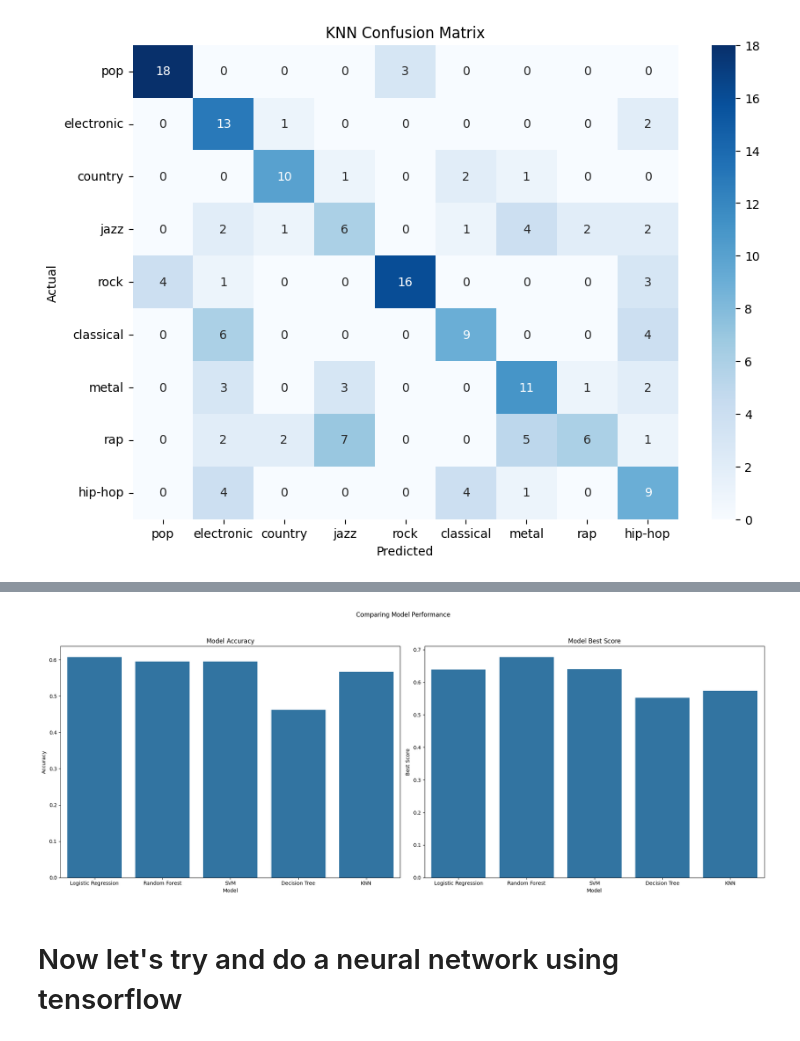
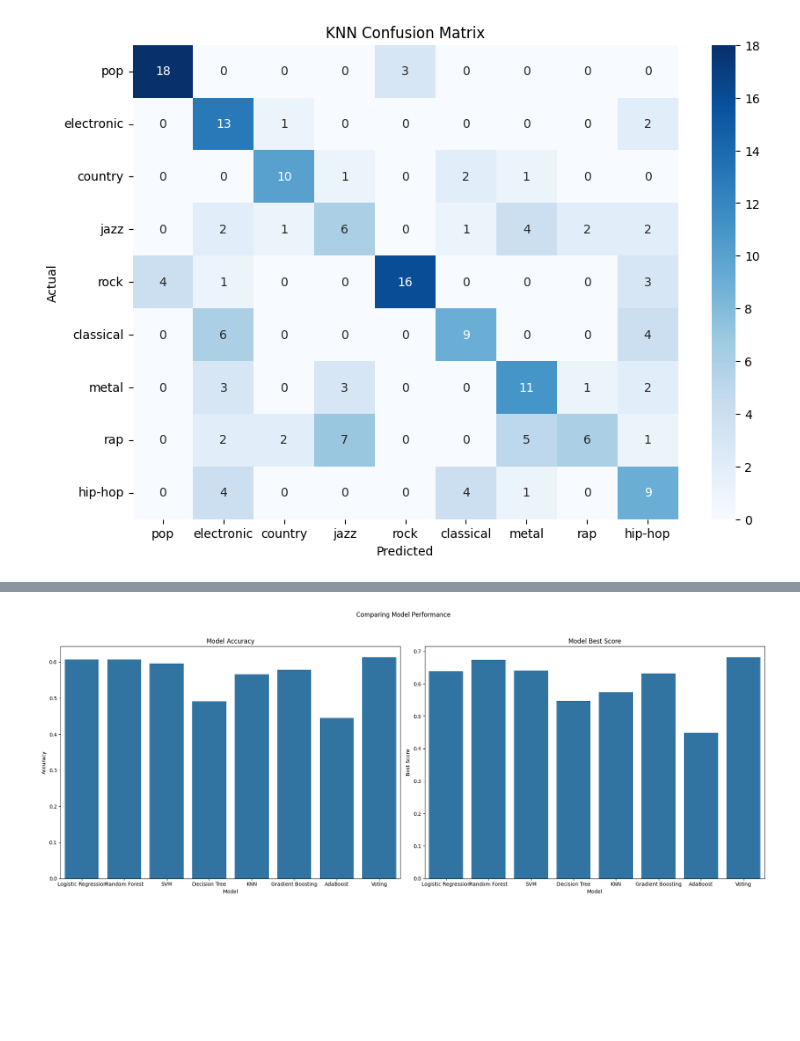
Before and after one commit to Dmartinez-96/MusicGenrePredictions, a Jupyter notebook: genre_prediction.ipynb, the cells around one changed output, grey strips where cells are left out. Drawn from its saved outputs; the diff is of its cells as text; code cells hidden in the pictures; blank space fills up the shorter version.

Commit message:
Updated genre_predictions.ipynb
Added in ensemble methods and further evaluations

```diff
--- a/genre_prediction.ipynb
+++ b/genre_prediction.ipynb
@@ -167,6 +357,7 @@ grid_search_svm = GridSearchCV(SVC(), param_grid_svm, cv=5, scoring='accuracy')
 grid_search_svm.fit(X_train, y_train)
 
 print("Best parameters for SVM:", grid_search_svm.best_params_)
+svm_best_model = grid_search_svm.best_estimator_
 print("Best score for SVM:", grid_search_svm.best_score_)
 svmScore = grid_search_svm.best_score_
 y_pred_svm = grid_search_svm.best_estimator_.predict(X_test)
@@ -221,6 +412,7 @@ grid_search_dt.fit(X_train, y_train)
 
 # Print the best parameters and best score
 print("Best parameters for Decision Tree:", grid_search_dt.best_params_)
+dt_best_model = grid_search_dt.best_estimator_
 print("Best score for Decision Tree:", grid_search_dt.best_score_)
 dtScore = grid_search_dt.best_score_
 # Predict on the test set
@@ -275,6 +467,7 @@ grid_search_knn.fit(X_train, y_train)
 
 # Print the best parameters and best score
 print("Best parameters for KNN:", grid_search_knn.best_params_)
+knn_best_model = grid_search_knn.best_estimator_
 print("Best score for KNN:", grid_search_knn.best_score_)
 
 # Predict on the test set
@@ -316,0 +594,20 @@ weighted avg       0.60      0.57      0.56       173
+# %%
+# Define parameter grid for another GridSearchCV
+voting_param_grid = {
+    'voting': ['hard', 'soft']
+}
+# Set up GridSearchCV
+voting_model = VotingClassifier(
+    estimators=[('rf', rf_best_model), ('gb', gb_best_model), ('ada', ada_best_model),
+                ('knn', knn_best_model), ('lr', lr_best_model), ('svm', svm_best_model),
+                ('dt', dt_best_model)]
+)
+voting_grid = GridSearchCV(estimator=voting_model, param_grid=voting_param_grid, cv=5, scoring='accuracy')
+# Fit training data
+voting_grid.fit(X_train, y_train)
+print("Best parameters for voting classifier:", voting_grid.best_params_)
+voting_best_model = voting_grid.best_estimator_
+# Get best predictions
+voting_predictions = voting_best_model.predict(X_test)
+print("Voting classifier accuracy:", accuracy_score(y_test, voting_predictions))
+print(classification_report(y_test, voting_predictions))
@@ -320,35 +638,39 @@ accuracyResults = {
     'Random Forest': rfAccuracy,
     'SVM': svmAccuracy,
     'Decision Tree': dtAccuracy,
-    'KNN': accuracy_score(y_test, y_pred_knn)
+    'KNN': accuracy_score(y_test, y_pred_knn),
+    'Gradient Boosting': accuracy_score(y_test, gb_predictions),
+    'AdaBoost': accuracy_score(y_test, ada_predictions),
+    'Voting': accuracy_score(y_test, voting_predictions)
 }
 scoreResults = {
     'Logistic Regression': lrScore,
     'Random Forest': rfScore,
     'SVM': svmScore,
     'Decision Tree': dtScore,
-    'KNN': grid_search_knn.best_score_
+    'KNN': grid_search_knn.best_score_,
+    'Gradient Boosting': gb_grid.best_score_,
+    'AdaBoost': ada_grid.best_score_,
+    'Voting': voting_grid.best_score_
 }
 accuracyResults_df = pd.DataFrame.from_dict(accuracyResults, orient='index', columns=['Accuracy'])
 scoreResults_df = pd.DataFrame.from_dict(scoreResults, orient='index', columns=['Score'])
 accuracyResults_df.sort_values(by='Accuracy', ascending=False)
 scoreResults_df.sort_values(by='Score', ascending=False)
 
 fig, axes = plt.subplots(1, 2, figsize=(20, 8))
 sns.barplot(x=accuracyResults_df.index, y='Accuracy', data=accuracyResults_df, ax=axes[0])
 axes[0].set_title('Model Accuracy')
 axes[0].set_ylabel('Accuracy')
 axes[0].set_xlabel('Model')
 
 sns.barplot(x=scoreResults_df.index, y='Score', data=scoreResults_df, ax=axes[1])
 axes[1].set_title('Model Best Score')
 axes[1].set_ylabel('Best Score')
 axes[1].set_xlabel('Model')
 
 fig.suptitle('Comparing Model Performance')
 plt.tight_layout(rect=[0,0,1,0.95])
 plt.show()
 # %% [output]
-[figure, old version]
+[figure, new version]
-# %% [markdown]
-# Now let's try and do a neural network using tensorflow
```
Also changed, not shown: parts of 37 cells of this notebook.
